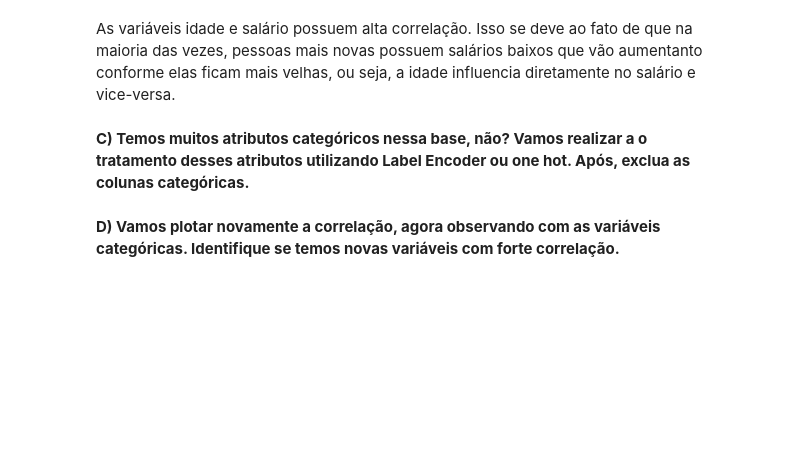
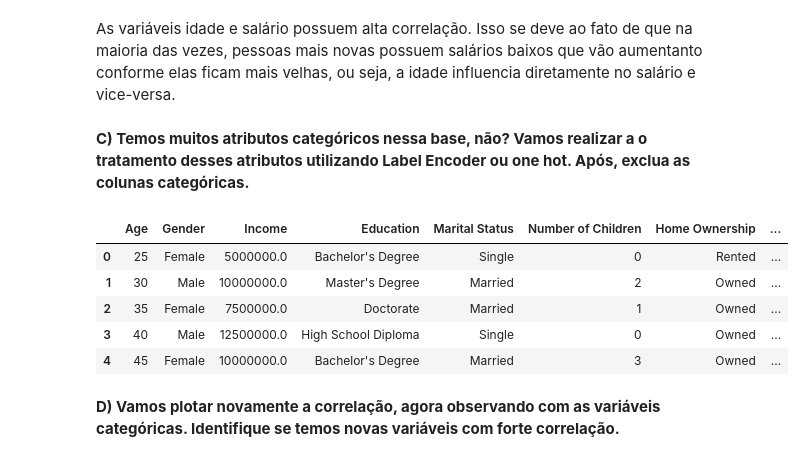
Before and after one commit to TierryW/Ciencia_de_Dados, a Jupyter notebook: Pre_Modelagem_3/Profissao Cientista de Dados M17 Projeto.ipynb, the cells around one changed output. Saved outputs shown, nothing was run; the diff lists cells and outputs as text; code cells hidden in the pictures; blank space fills up the shorter version.

```diff
--- a/Pre_Modelagem_3/Profissao Cientista de Dados M17 Projeto.ipynb
+++ b/Pre_Modelagem_3/Profissao Cientista de Dados M17 Projeto.ipynb
@@ -415,3 +413,12 @@ As variáveis idade e salário possuem alta correlação. Isso se deve ao fato d
+# %%
+df.head()
+# %% [output]
+|  | Age | Gender | Income | Education | Marital Status | Number of Children | Home Ownership | ... |
+| 0 | 25 | Female | 5000000.0 | Bachelor's Degree | Single | 0 | Rented | ... |
+| 1 | 30 | Male | 10000000.0 | Master's Degree | Married | 2 | Owned | ... |
+| 2 | 35 | Female | 7500000.0 | Doctorate | Married | 1 | Owned | ... |
+| 3 | 40 | Male | 12500000.0 | High School Diploma | Single | 0 | Owned | ... |
+| 4 | 45 | Female | 10000000.0 | Bachelor's Degree | Married | 3 | Owned | ... |
 # %% [markdown]
 **D) Vamos plotar novamente a correlação, agora observando com as variáveis categóricas. Identifique se temos novas variáveis com forte correlação.**
 # %%
```
Also changed, not shown: parts of 1 cell of this notebook.
